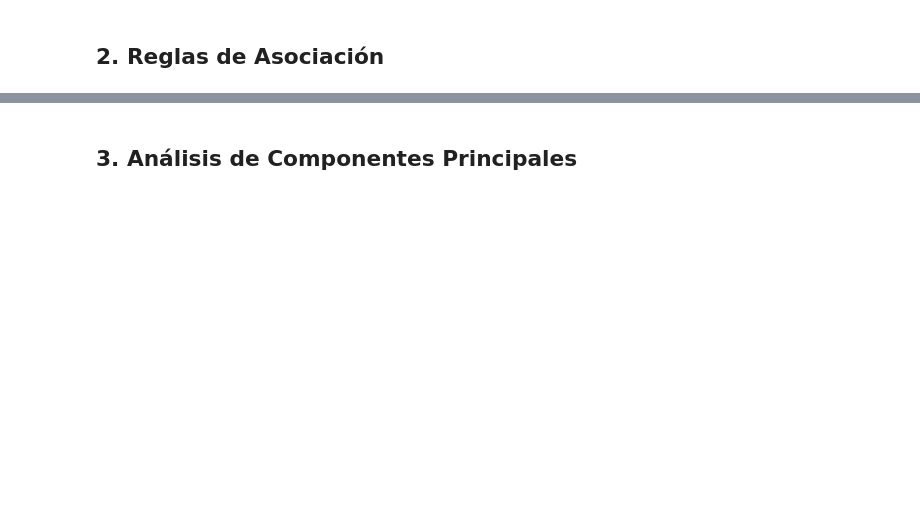
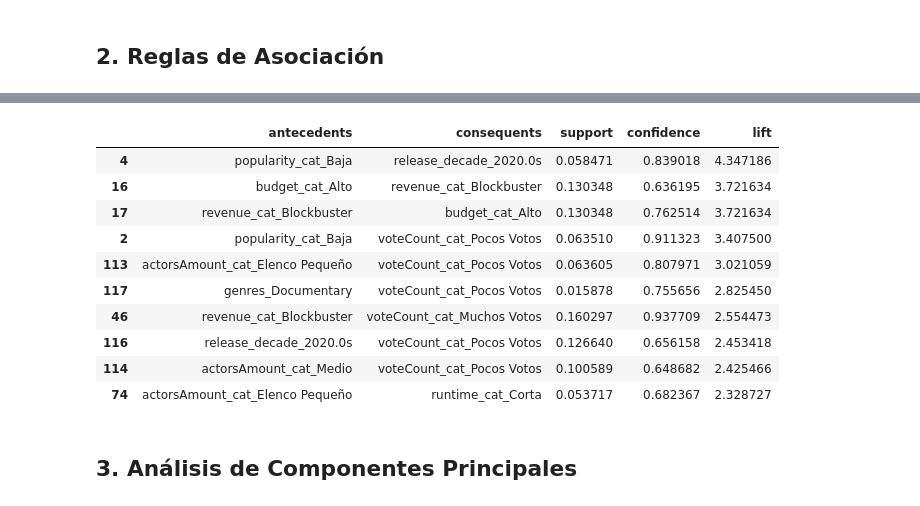
Before and after one commit to CamiR24/Lab1-Mineria, a Jupyter notebook: lab2.ipynb, the cells around one changed output, grey strips where cells are left out. Cells and saved outputs as stored; diff of their text form; code cells hidden in the pictures; blank space fills up the shorter version.

```diff
--- a/lab2.ipynb
+++ b/lab2.ipynb
@@ -204,3 +318,26 @@ You can drop duplicate edges by setting the 'duplicates' kwarg
+# %%
+rules_interesantes["antecedents"] = rules_interesantes["antecedents"].apply(lambda x: ", ".join(list(x)))
+rules_interesantes["consequents"] = rules_interesantes["consequents"].apply(lambda x: ", ".join(list(x)))
+
+rules_interesantes[[
+    "antecedents",
+    "consequents",
+    "support",
+    "confidence",
+    "lift"
+]].head(10)
+# %% [output]
+|  | antecedents | consequents | support | confidence | lift |
+| 4 | popularity_cat_Baja | release_decade_2020.0s | 0.058471 | 0.839018 | 4.347186 |
+| 16 | budget_cat_Alto | revenue_cat_Blockbuster | 0.130348 | 0.636195 | 3.721634 |
+| 17 | revenue_cat_Blockbuster | budget_cat_Alto | 0.130348 | 0.762514 | 3.721634 |
+| 2 | popularity_cat_Baja | voteCount_cat_Pocos Votos | 0.063510 | 0.911323 | 3.407500 |
+| 113 | actorsAmount_cat_Elenco Pequeño | voteCount_cat_Pocos Votos | 0.063605 | 0.807971 | 3.021059 |
+| 117 | genres_Documentary | voteCount_cat_Pocos Votos | 0.015878 | 0.755656 | 2.825450 |
+| 46 | revenue_cat_Blockbuster | voteCount_cat_Muchos Votos | 0.160297 | 0.937709 | 2.554473 |
+| 116 | release_decade_2020.0s | voteCount_cat_Pocos Votos | 0.126640 | 0.656158 | 2.453418 |
+| 114 | actorsAmount_cat_Medio | voteCount_cat_Pocos Votos | 0.100589 | 0.648682 | 2.425466 |
+| 74 | actorsAmount_cat_Elenco Pequeño | runtime_cat_Corta | 0.053717 | 0.682367 | 2.328727 |
 # %% [markdown]
 ## 3. Análisis de Componentes Principales
 # %%
```
Also changed, not shown: parts of 7 cells of this notebook.
